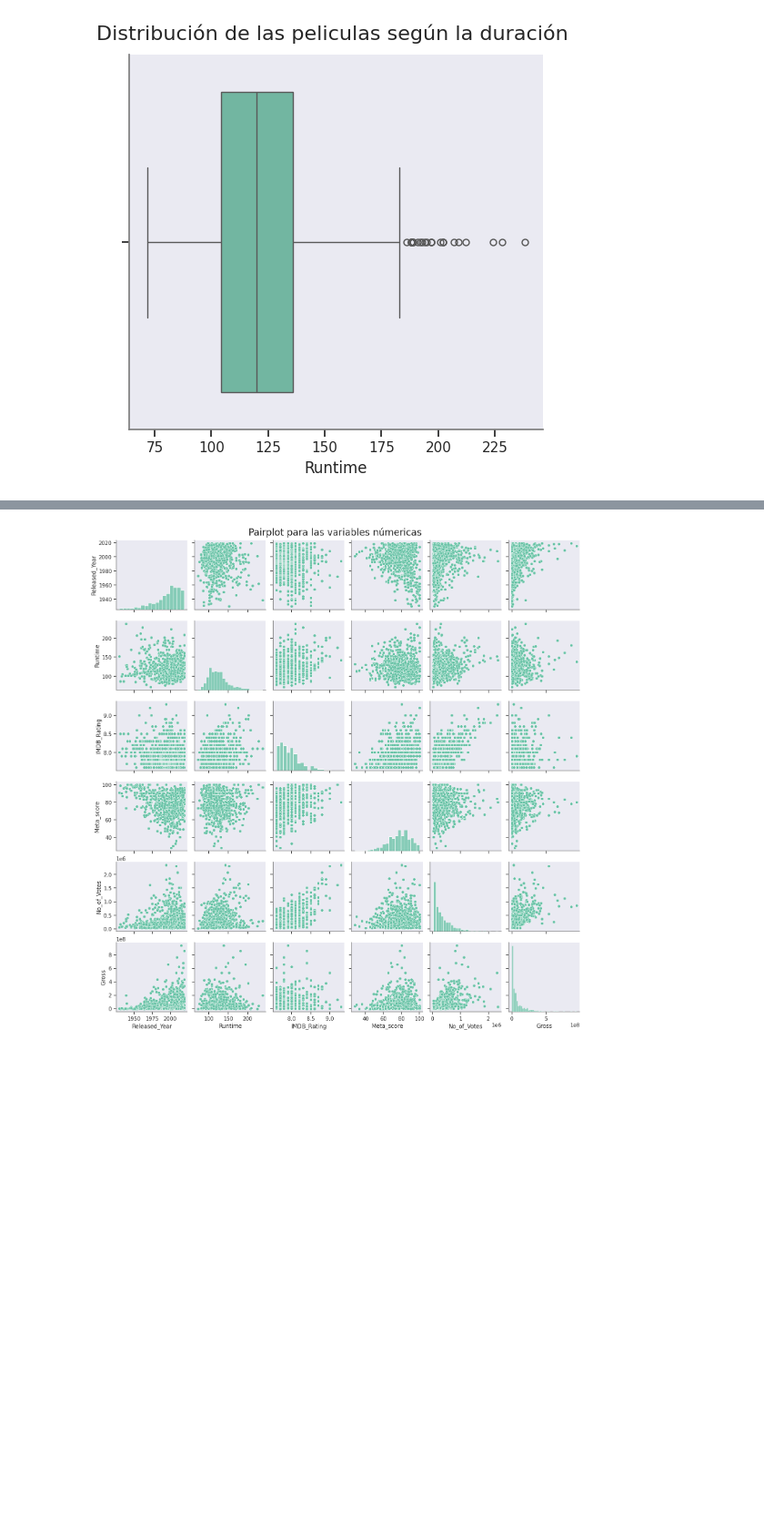
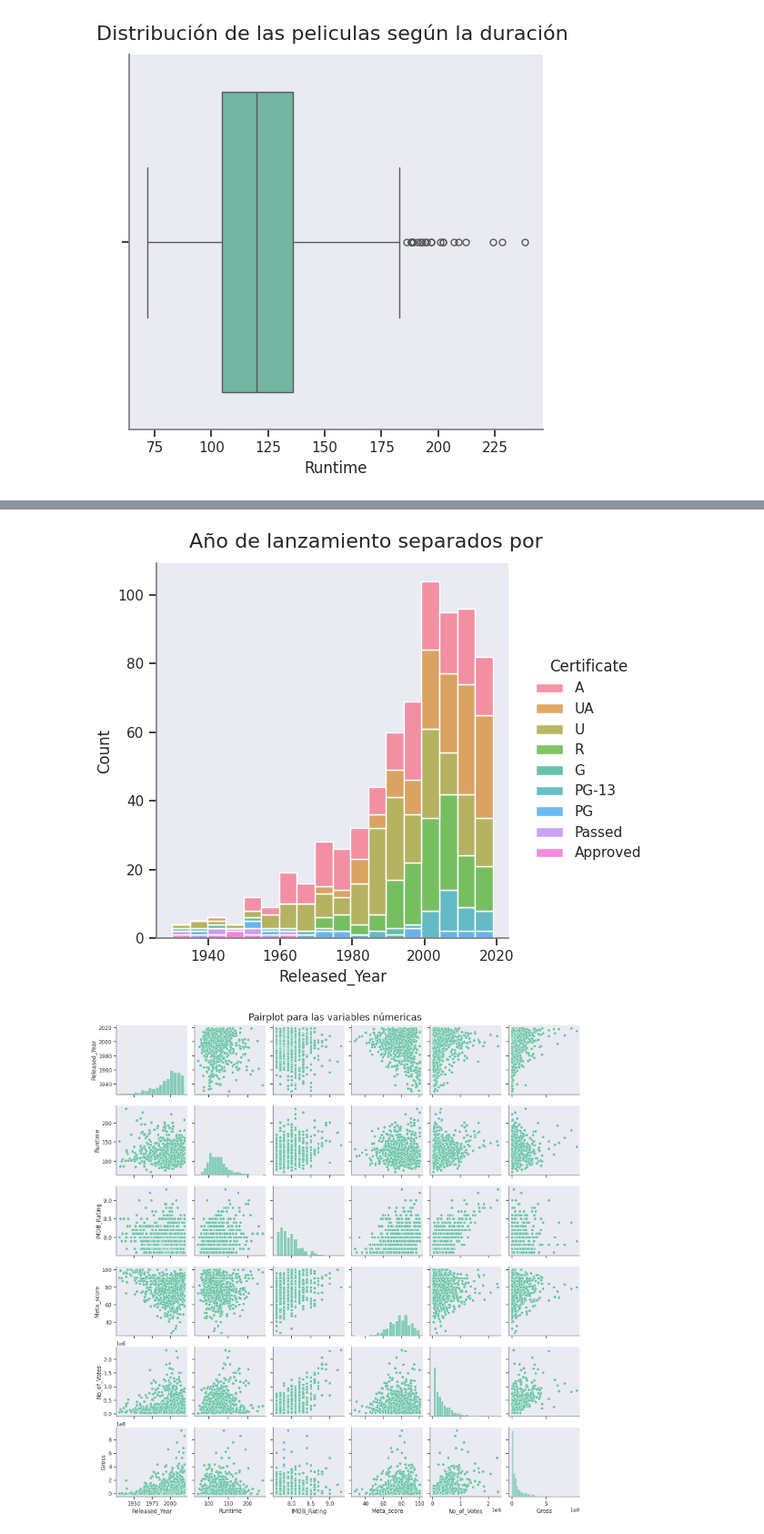
Before and after one commit to AFMartinezF/visualization_project, a Jupyter notebook: proyecto_final.ipynb, the cells around one changed output, grey strips where cells are left out. Shown at 91% size. Drawn from its saved outputs; the diff is of its cells as text; code cells hidden in the pictures; blank space fills up the shorter version.

```diff
--- a/proyecto_final.ipynb
+++ b/proyecto_final.ipynb
@@ -123,3 +135,9 @@ plt.show()
+# %%
+sns.displot(data= df, x='Released_Year',hue='Certificate', multiple='stack')
+plt.suptitle("Año de lanzamiento separados por", y=1.03, fontsize=16)
+plt.show()
+# %% [output]
+[figure, added]
 # %%
 sns.pairplot(df)
 plt.suptitle("Pairplot para las variables númericas", y=1.01, fontsize=20)
```
Also changed, not shown: parts of 10 cells of this notebook, 2 other files.
